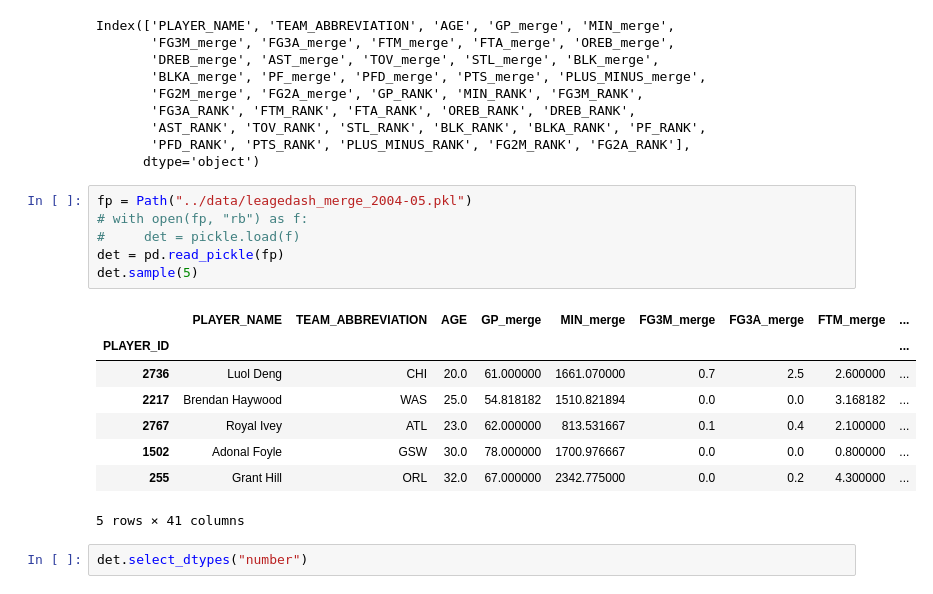
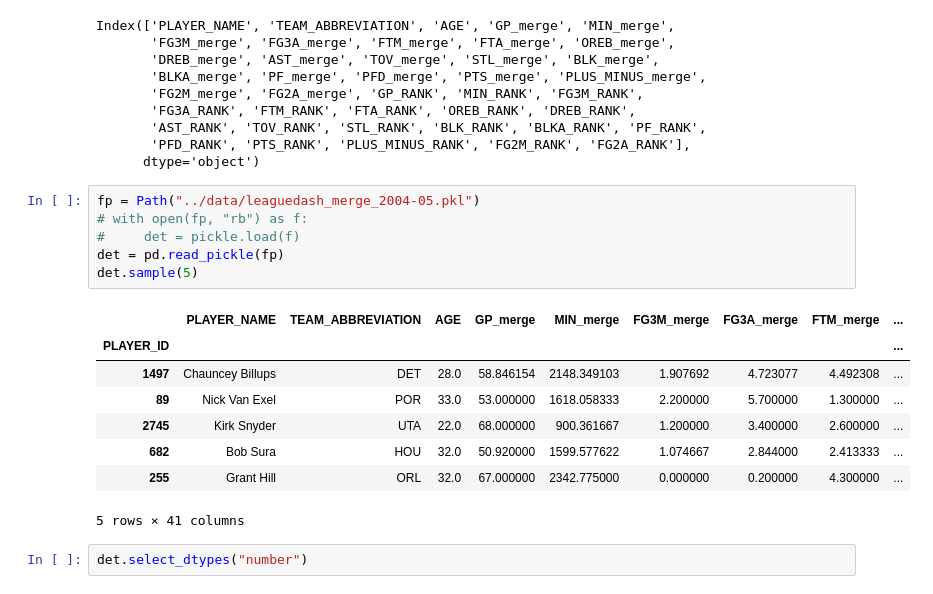
Before and after one commit to vykuang/nba-stats-streamlit, a Jupyter notebook: notebooks/model_league.ipynb, the cells around one changed output. Cells and saved outputs as stored; diff of their text form.

```diff
--- a/notebooks/model_league.ipynb
+++ b/notebooks/model_league.ipynb
@@ -40,19 +40,19 @@ Index(['PLAYER_NAME', 'TEAM_ABBREVIATION', 'AGE', 'GP_merge', 'MIN_merge',
        'PFD_RANK', 'PTS_RANK', 'PLUS_MINUS_RANK', 'FG2M_RANK', 'FG2A_RANK'],
       dtype='object')
 # %%
-fp = Path("../data/leagedash_merge_2004-05.pkl")
+fp = Path("../data/leaguedash_merge_2004-05.pkl")
 # with open(fp, "rb") as f:
 #     det = pickle.load(f)
 det = pd.read_pickle(fp)
 det.sample(5)
 # %% [output]
 |  | PLAYER_NAME | TEAM_ABBREVIATION | AGE | GP_merge | MIN_merge | FG3M_merge | FG3A_merge | FTM_merge | ... |
 | PLAYER_ID |  |  |  |  |  |  |  |  | ... |
-| 2736 | Luol Deng | CHI | 20.0 | 61.000000 | 1661.070000 | 0.7 | 2.5 | 2.600000 | ... |
-| 2217 | Brendan Haywood | WAS | 25.0 | 54.818182 | 1510.821894 | 0.0 | 0.0 | 3.168182 | ... |
-| 2767 | Royal Ivey | ATL | 23.0 | 62.000000 | 813.531667 | 0.1 | 0.4 | 2.100000 | ... |
-| 1502 | Adonal Foyle | GSW | 30.0 | 78.000000 | 1700.976667 | 0.0 | 0.0 | 0.800000 | ... |
-| 255 | Grant Hill | ORL | 32.0 | 67.000000 | 2342.775000 | 0.0 | 0.2 | 4.300000 | ... |
+| 1497 | Chauncey Billups | DET | 28.0 | 58.846154 | 2148.349103 | 1.907692 | 4.723077 | 4.492308 | ... |
+| 89 | Nick Van Exel | POR | 33.0 | 53.000000 | 1618.058333 | 2.200000 | 5.700000 | 1.300000 | ... |
+| 2745 | Kirk Snyder | UTA | 22.0 | 68.000000 | 900.361667 | 1.200000 | 3.400000 | 2.600000 | ... |
+| 682 | Bob Sura | HOU | 32.0 | 50.920000 | 1599.577622 | 1.074667 | 2.844000 | 2.413333 | ... |
+| 255 | Grant Hill | ORL | 32.0 | 67.000000 | 2342.775000 | 0.000000 | 0.200000 | 4.300000 | ... |
 5 rows × 41 columns
 # %%
 det.select_dtypes("number")
```
Also changed, not shown: parts of 10 cells of this notebook, 2 other files.
